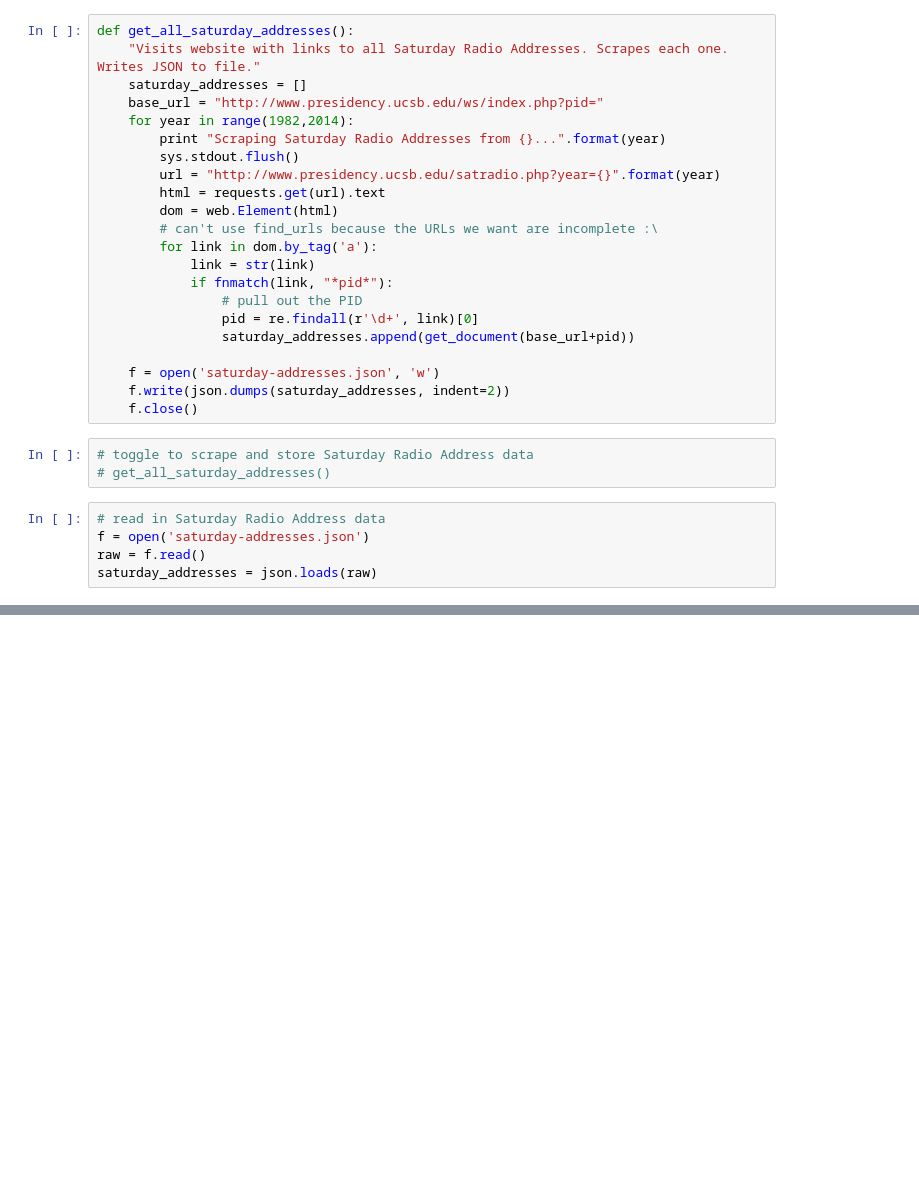
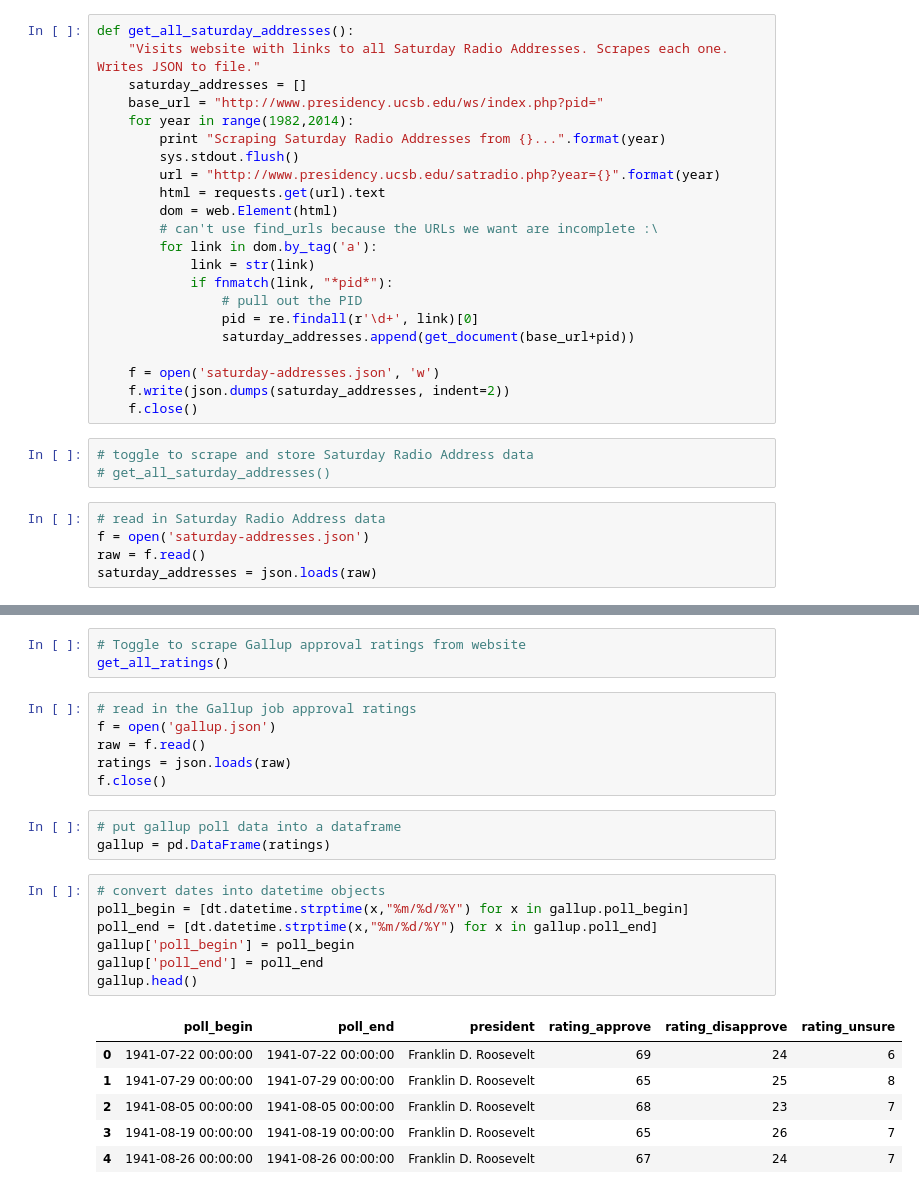
Before and after one commit to rlucioni/executive-evolution, a Jupyter notebook: cs109-project.ipynb, the cells around one changed output, grey strips where cells are left out. Cells and saved outputs as stored; diff of their text form; blank space fills up the shorter version.

```diff
--- a/cs109-project.ipynb
+++ b/cs109-project.ipynb
@@ -153,0 +206,26 @@ saturday_addresses = json.loads(raw)
+# %%
+# Toggle to scrape Gallup approval ratings from website
+get_all_ratings()
+# %%
+# read in the Gallup job approval ratings
+f = open('gallup.json')
+raw = f.read()
+ratings = json.loads(raw)
+f.close()
+# %%
+# put gallup poll data into a dataframe
+gallup = pd.DataFrame(ratings)
+# %%
+# convert dates into datetime objects
+poll_begin = [dt.datetime.strptime(x,"%m/%d/%Y") for x in gallup.poll_begin]
+poll_end = [dt.datetime.strptime(x,"%m/%d/%Y") for x in gallup.poll_end]
+gallup['poll_begin'] = poll_begin
+gallup['poll_end'] = poll_end
+gallup.head()
+# %% [output]
+|  | poll_begin | poll_end | president | rating_approve | rating_disapprove | rating_unsure |
+| 0 | 1941-07-22 00:00:00 | 1941-07-22 00:00:00 | Franklin D. Roosevelt | 69 | 24 | 6 |
+| 1 | 1941-07-29 00:00:00 | 1941-07-29 00:00:00 | Franklin D. Roosevelt | 65 | 25 | 8 |
+| 2 | 1941-08-05 00:00:00 | 1941-08-05 00:00:00 | Franklin D. Roosevelt | 68 | 23 | 7 |
+| 3 | 1941-08-19 00:00:00 | 1941-08-19 00:00:00 | Franklin D. Roosevelt | 65 | 26 | 7 |
+| 4 | 1941-08-26 00:00:00 | 1941-08-26 00:00:00 | Franklin D. Roosevelt | 67 | 24 | 7 |
```
Also changed, not shown: parts of 6 cells of this notebook, 1 other file.
